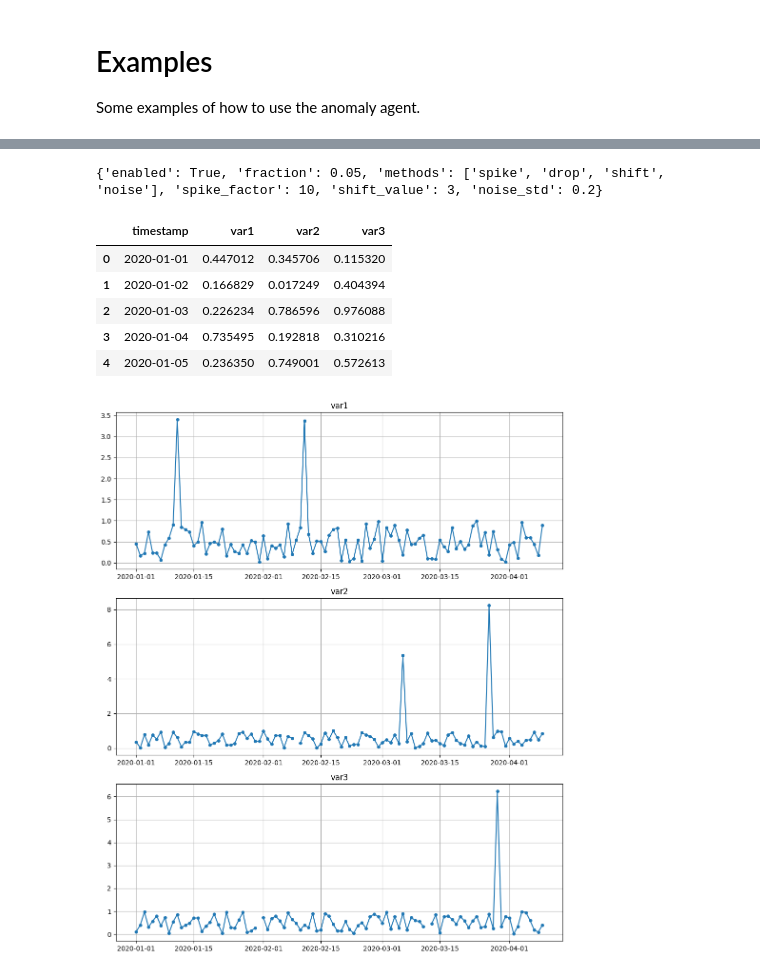
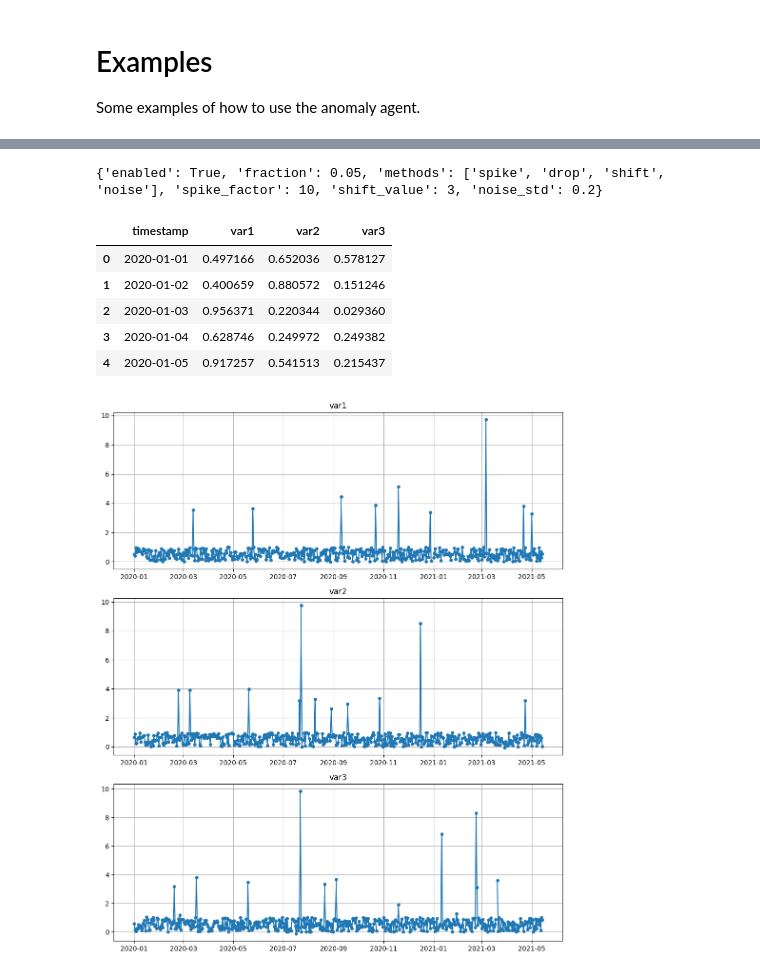
Before and after one commit to andrewm4894/anomaly-agent, a Jupyter notebook: notebooks/examples.ipynb, the cells around one changed output, grey strips where cells are left out. Saved outputs shown, nothing was run; the diff lists cells and outputs as text; code cells hidden in the pictures.

```diff
--- a/notebooks/examples.ipynb
+++ b/notebooks/examples.ipynb
@@ -20,24 +20,24 @@ pd.set_option('display.max_colwidth', None)
 # %%
 # get and anomaly config to generate some dummy data
 anomaly_cfg = make_anomaly_config()
 print(anomaly_cfg)
 
 # generate some dummy data
-df = make_df(100, 3, anomaly_config=anomaly_cfg)
+df = make_df(500, 3, anomaly_config=anomaly_cfg)
 df.head()
 # %% [output]
 {'enabled': True, 'fraction': 0.05, 'methods': ['spike', 'drop', 'shift', 'noise'], 'spike_factor': 10, 'shift_value': 3, 'noise_std': 0.2}
 |  | timestamp | var1 | var2 | var3 |
-| 0 | 2020-01-01 | 0.447012 | 0.345706 | 0.115320 |
-| 1 | 2020-01-02 | 0.166829 | 0.017249 | 0.404394 |
-| 2 | 2020-01-03 | 0.226234 | 0.786596 | 0.976088 |
-| 3 | 2020-01-04 | 0.735495 | 0.192818 | 0.310216 |
-| 4 | 2020-01-05 | 0.236350 | 0.749001 | 0.572613 |
+| 0 | 2020-01-01 | 0.497166 | 0.652036 | 0.578127 |
+| 1 | 2020-01-02 | 0.400659 | 0.880572 | 0.151246 |
+| 2 | 2020-01-03 | 0.956371 | 0.220344 | 0.029360 |
+| 3 | 2020-01-04 | 0.628746 | 0.249972 | 0.249382 |
+| 4 | 2020-01-05 | 0.917257 | 0.541513 | 0.215437 |
 # %%
 # plot the data
 plot_df(df)
 # %% [output]
-[figure, old version]
+[figure, new version]
 # %%
 # create anomaly agent
 anomaly_agent = AnomalyAgent()
```
Also changed, not shown: parts of 6 cells of this notebook.
